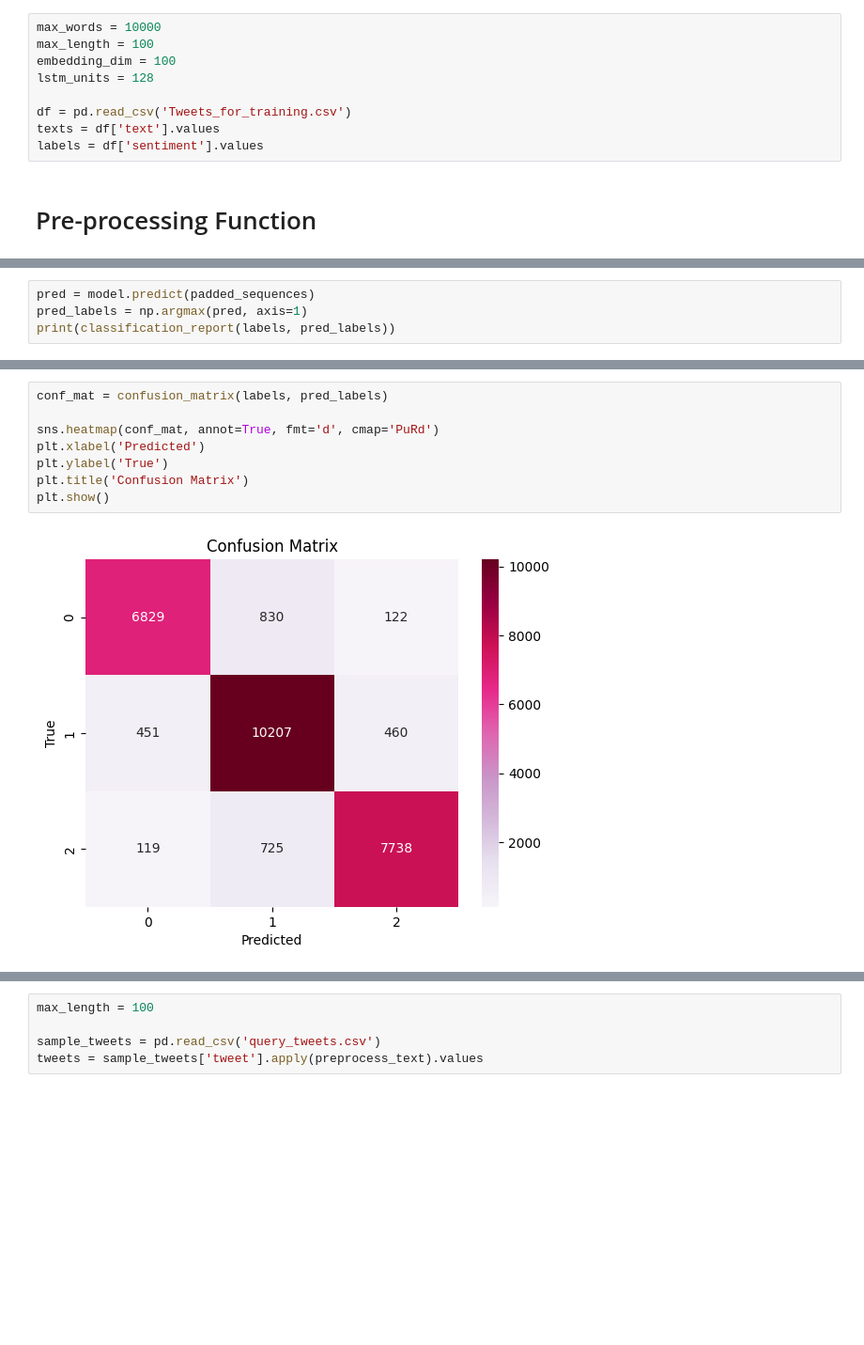
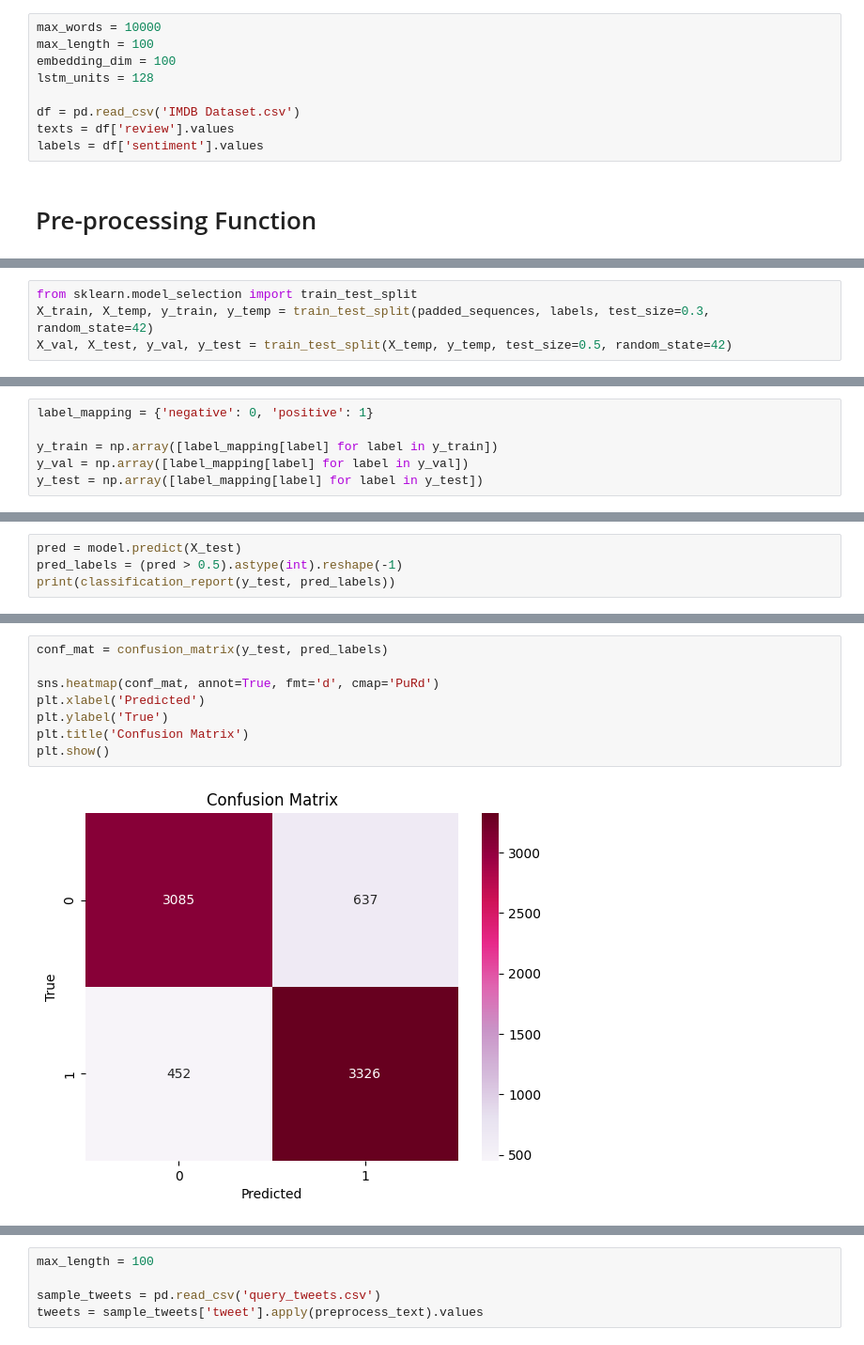
Before and after one commit to chinaza2002/crisismanagerApp, a Jupyter notebook: sentimentAnalyzer1.ipynb, the cells around one changed output, grey strips where cells are left out. Shown at 94% size. Cells and saved outputs as stored; diff of their text form; blank space fills up the shorter version.

```diff
--- a/sentimentAnalyzer1.ipynb
+++ b/sentimentAnalyzer1.ipynb
@@ -150,8 +152,8 @@ max_length = 100
 embedding_dim = 100
 lstm_units = 128
 
-df = pd.read_csv('Tweets_for_training.csv')
-texts = df['text'].values
+df = pd.read_csv('IMDB Dataset.csv')
+texts = df['review'].values
 labels = df['sentiment'].values
 # %% [markdown]
 # Pre-processing Function
@@ -168,0 +181,4 @@ texts = [preprocess_text(t) for t in texts]
+# %%
+from sklearn.model_selection import train_test_split
+X_train, X_temp, y_train, y_temp = train_test_split(padded_sequences, labels, test_size=0.3, random_state=42)
+X_val, X_test, y_val, y_test = train_test_split(X_temp, y_temp, test_size=0.5, random_state=42)
@@ -168,0 +192,6 @@ texts = [preprocess_text(t) for t in texts]
+# %%
+label_mapping = {'negative': 0, 'positive': 1}
+
+y_train = np.array([label_mapping[label] for label in y_train])
+y_val = np.array([label_mapping[label] for label in y_val])
+y_test = np.array([label_mapping[label] for label in y_test])
@@ -249,5 +262,5 @@ Test accuracy: 0.9014955759048462
 # %%
-pred = model.predict(padded_sequences)
-pred_labels = np.argmax(pred, axis=1)
-print(classification_report(labels, pred_labels))
+pred = model.predict(X_test)
+pred_labels = (pred > 0.5).astype(int).reshape(-1)
+print(classification_report(y_test, pred_labels))
 # %% [output]
@@ -264,10 +277,10 @@ weighted avg       0.90      0.90      0.90     27481
 # %%
-conf_mat = confusion_matrix(labels, pred_labels)
+conf_mat = confusion_matrix(y_test, pred_labels)
 
 sns.heatmap(conf_mat, annot=True, fmt='d', cmap='PuRd')
 plt.xlabel('Predicted')
 plt.ylabel('True')
 plt.title('Confusion Matrix')
 plt.show()
 # %% [output]
-[figure, old version]
+[figure, new version]
```
Also changed, not shown: parts of 35 cells of this notebook.
